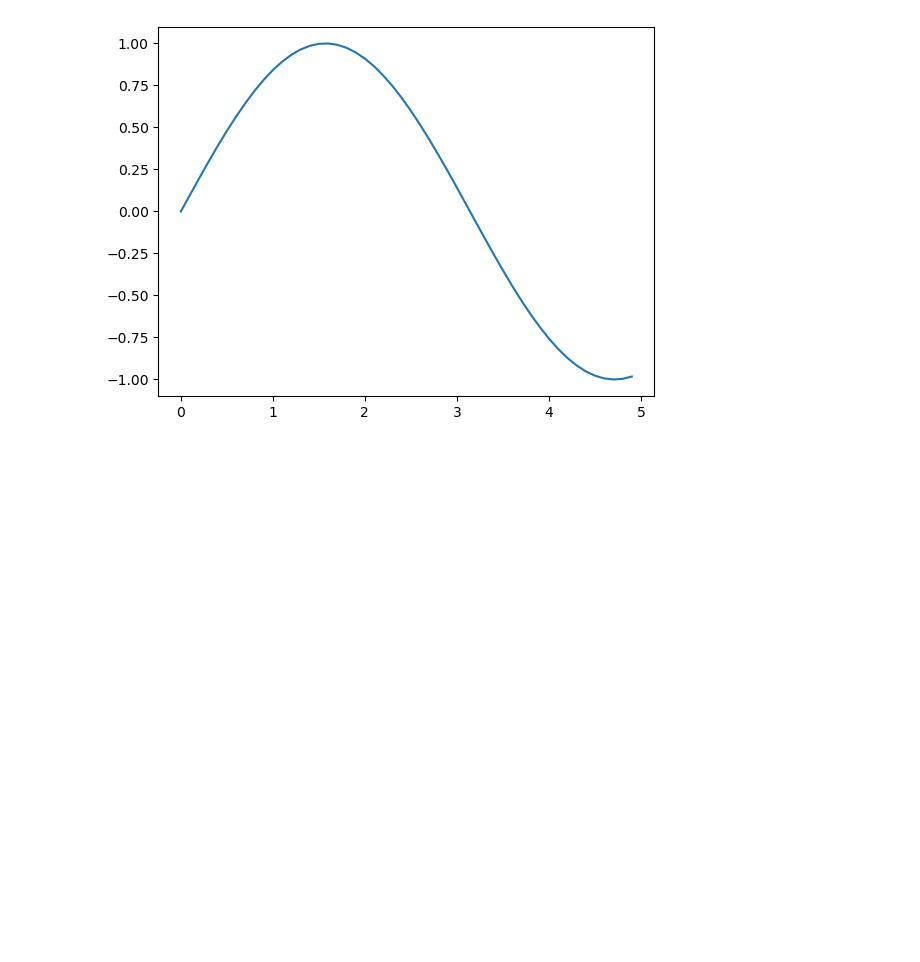
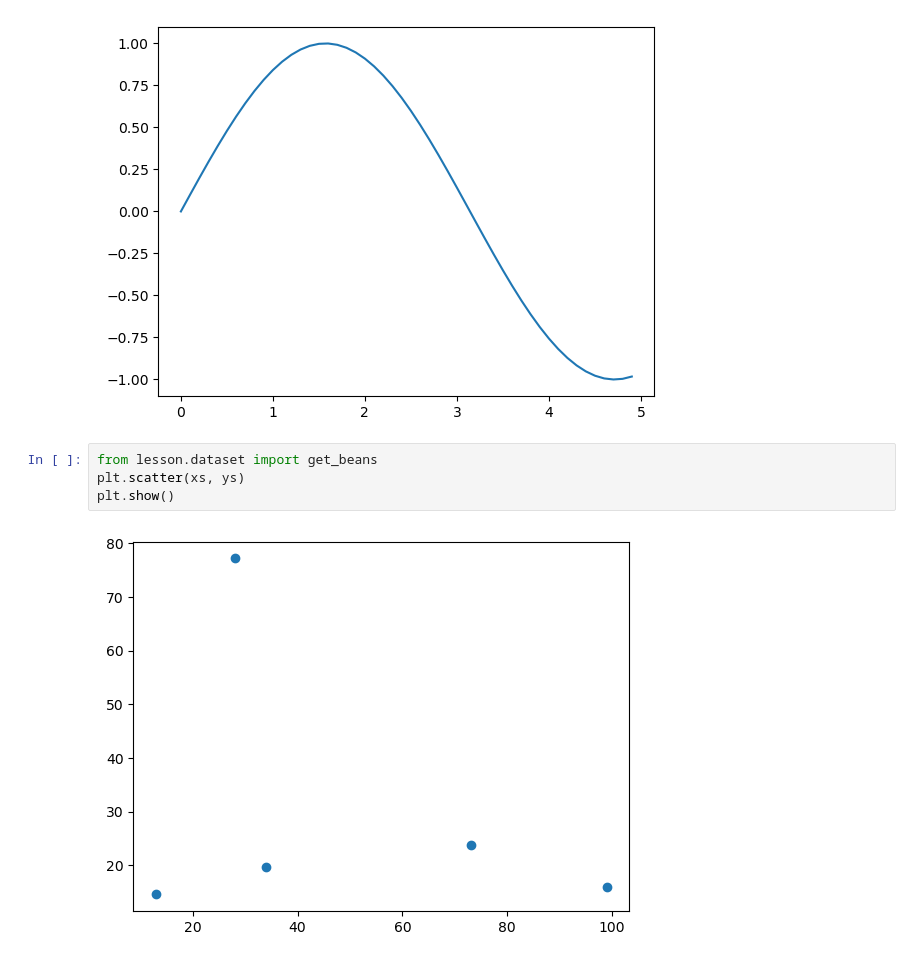
Before and after one commit to rehmetjan/pytorch-learning, a Jupyter notebook: plot_demo/pyplt.ipynb, the cells around one changed output. Cells and saved outputs as stored; diff of their text form; blank space fills up the shorter version.

```diff
--- a/plot_demo/pyplt.ipynb
+++ b/plot_demo/pyplt.ipynb
@@ -30,3 +30,9 @@ plt.plot(x, y)
 # %% [output]
 [<matplotlib.lines.Line2D at 0x...>]
 [figure]
+# %%
+from lesson.dataset import get_beans
+plt.scatter(xs, ys)
+plt.show()
+# %% [output]
+[figure, added]
```
Also changed, not shown: parts of 1 cell of this notebook, 5 other files.
